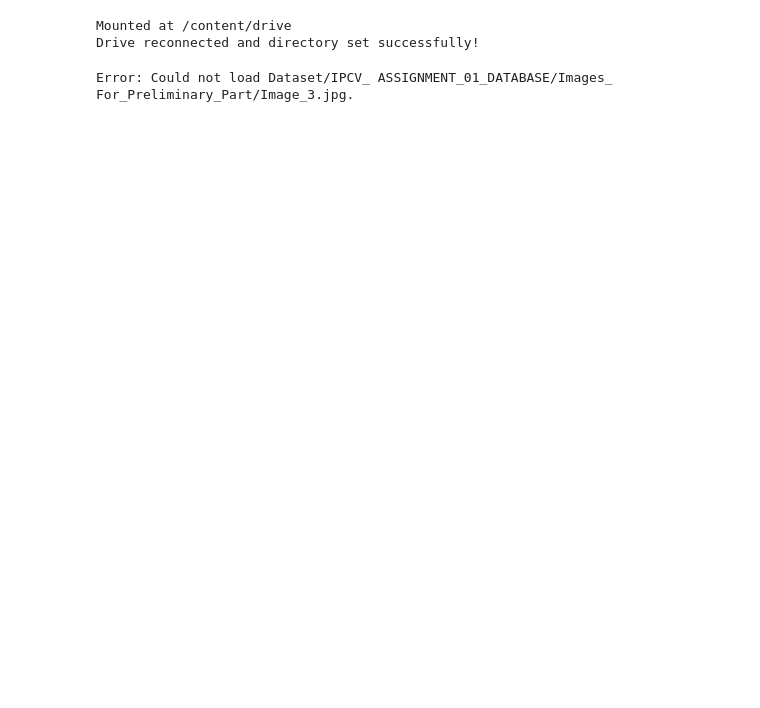
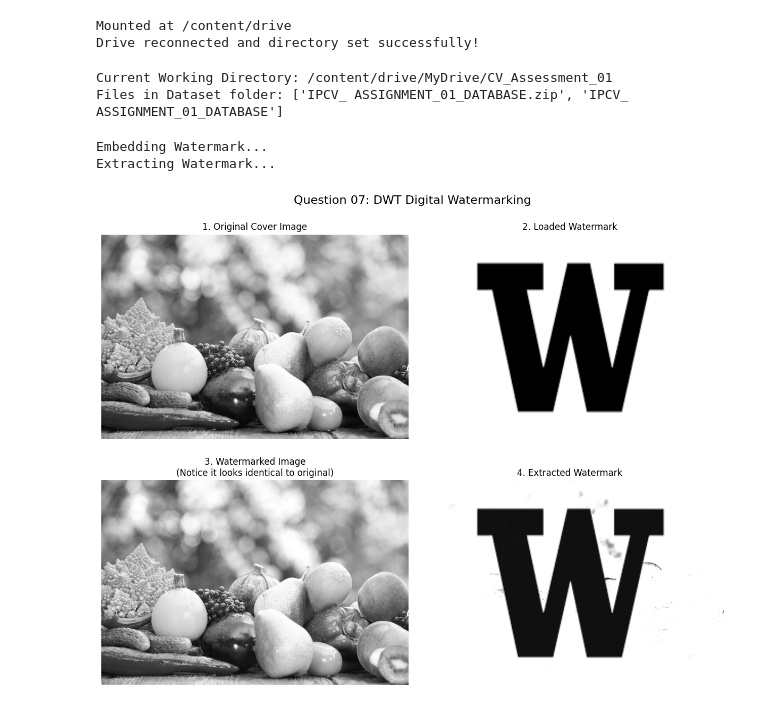
Before and after one commit to nimeshayasith/Computer_vision_Assignment, a Jupyter notebook: 4624_Question_07.ipynb, the cells around one changed output. Saved outputs shown, nothing was run; the diff lists cells and outputs as text; code cells hidden in the pictures; blank space fills up the shorter version.

```diff
--- a/4624_Question_07.ipynb
+++ b/4624_Question_07.ipynb
@@ -18,33 +18,54 @@ else:
 # %% [output]
 Mounted at /content/drive
 Drive reconnected and directory set successfully!
+# %%
+import os
+
+# Update this path if you named your folder something else
+project_path = '/content/drive/MyDrive/CV_Assessment_01'
+
+# Change the current working directory
+os.chdir(project_path)
+
+# Verify you are in the right place
+print("Current Working Directory:", os.getcwd())
+print("Files in Dataset folder:", os.listdir('Dataset'))
+# %% [output]
+Current Working Directory: /content/drive/MyDrive/CV_Assessment_01
+Files in Dataset folder: ['IPCV_ ASSIGNMENT_01_DATABASE.zip', 'IPCV_ ASSIGNMENT_01_DATABASE']
 # %%
 import cv2
 import numpy as np
 import matplotlib.pyplot as plt
 import pywt
 
-# --- 1. Load and Prepare the Cover Image ---
-img_3_path = 'Dataset/IPCV_ ASSIGNMENT_01_DATABASE/Images_ For_Preliminary_Part/Image_3.jpg'
+# --- 1. Load and Prepare the Cover Image & Watermark ---
+# Define base path to keep the code clean
+base_path = 'Dataset/IPCV_ ASSIGNMENT_01_DATABASE/Images_ For_Preliminary_Part/'
+img_3_path = base_path + 'Image_3.jpg'
+watermark_path = base_path + 'watermark.png'
+
+# Load both images in grayscale
 cover_image = cv2.imread(img_3_path, cv2.IMREAD_GRAYSCALE)
+watermark_img = cv2.imread(watermark_path, cv2.IMREAD_GRAYSCALE)
 
 if cover_image is None:
-    print(f"Error: Could not load {img_3_path}.")
+    print(f"Error: Could not load cover image at {img_3_path}.")
+elif watermark_img is None:
+    print(f"Error: Could not load watermark image at {watermark_path}.")
 else:
-    # Ensure dimensions are even numbers for perfect DWT/IDWT reconstruction
+    # Ensure cover image dimensions are even numbers for perfect DWT/IDWT reconstruction
     h, w = cover_image.shape
     cover_image = cv2.resize(cover_image, (w - w%2, h - h%2))
     h, w = cover_image.shape
 
-    # --- 2. Generate a Simple Watermark ---
+    # --- 2. Prepare the Loaded Watermark ---
     # The watermark must be the exact size of the DWT approximation band (cA),
     # which is exactly half the size of the cover image.
     wm_h, wm_w = h // 2, w // 2
-    watermark = np.zeros((wm_h, wm_w), dtype=np.float64)
 
-    # Add some text to act as our watermark logo
-    font = cv2.FONT_HERSHEY_SIMPLEX
-    cv2.putText(watermark, 'WATERMARK', (wm_w//8, wm_h//2), font, 2, 255, 5, cv2.LINE_AA)
+    # Resize the loaded watermark to match the cA band capacity
+    watermark = cv2.resize(watermark_img, (wm_w, wm_h))
 
     # Normalize watermark to be between 0 and 1 for easier mathematical scaling
     watermark_normalized = watermark / 255.0
@@ -68,42 +89,42 @@ else:
     # Clip to valid pixel range
     watermarked_image_disp = np.clip(watermarked_image, 0, 255).astype(np.uint8)
 
-
     # --- 4. EXTRACTION PROCESS ---
     print("Extracting Watermark...")
     # Step A: Perform DWT on the newly watermarked image
     coeffs_extracted = pywt.dwt2(watermarked_image_disp, 'haar')
     cA_extracted, _ = coeffs_extracted
 
-    # Step B: Perform DWT on the original cover image (in a real scenario, the owner keeps this safe)
+    # Step B: Perform DWT on the original cover image (owner keeps this safe)
     coeffs_orig = pywt.dwt2(cover_image, 'haar')
     cA_orig, _ = coeffs_orig
 
     # Step C: Isolate the watermark mathematically -> W = (cA_extracted - cA_orig) / alpha
     extracted_watermark = (cA_extracted - cA_orig) / alpha
-
 
     # --- PLOTTING FOR REPORT ---
     fig, axes = plt.subplots(2, 2, figsize=(12, 10))
     fig.suptitle("Question 07: DWT Digital Watermarking", fontsize=16)
 
     axes[0, 0].imshow(cover_image, cmap='gray')
     axes[0, 0].set_title("1. Original Cover Image")
     axes[0, 0].axis('off')
 
     axes[0, 1].imshow(watermark, cmap='gray')
-    axes[0, 1].set_title("2. Secret Watermark")
+    axes[0, 1].set_title("2. Loaded Watermark")
     axes[0, 1].axis('off')
 
     axes[1, 0].imshow(watermarked_image_disp, cmap='gray')
     axes[1, 0].set_title("3. Watermarked Image\n(Notice it looks identical to original)")
     axes[1, 0].axis('off')
 
     axes[1, 1].imshow(extracted_watermark, cmap='gray')
     axes[1, 1].set_title("4. Extracted Watermark")
     axes[1, 1].axis('off')
 
     plt.tight_layout()
     plt.show()
 # %% [output]
-Error: Could not load Dataset/IPCV_ ASSIGNMENT_01_DATABASE/Images_ For_Preliminary_Part/Image_3.jpg.
+Embedding Watermark...
+Extracting Watermark...
+[figure, added]
```
